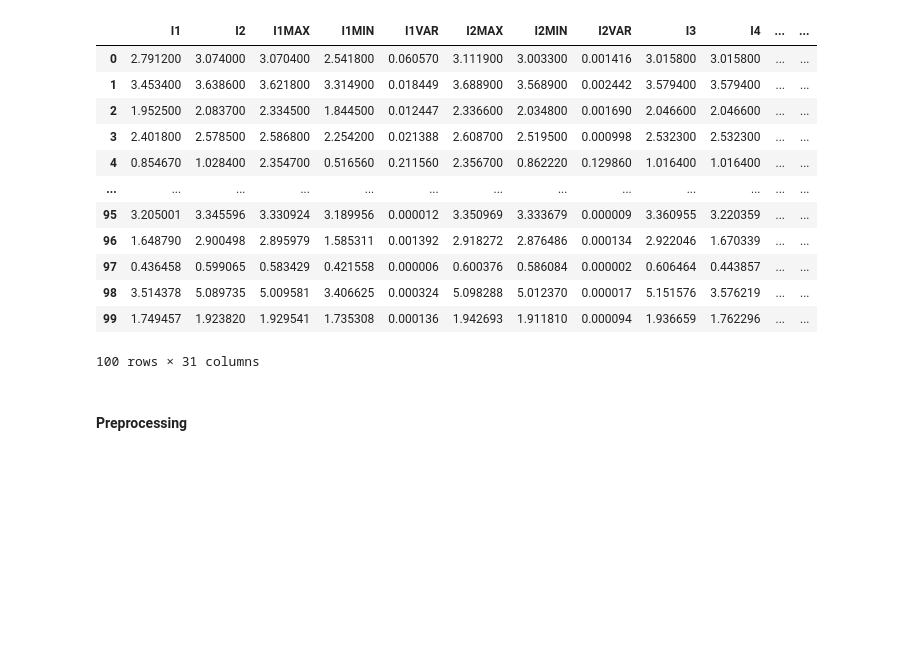
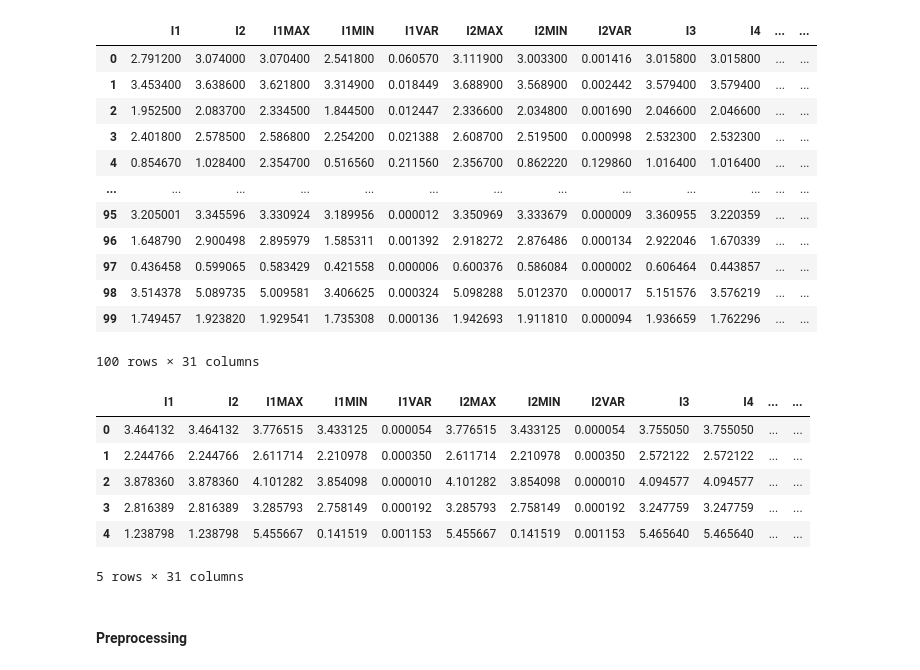
Before and after one commit to SarantisPapachrist/Diploma-Thesis, a Jupyter notebook: PV_dataset/Naive_Bayes.ipynb, the cells around one changed output. Drawn from its saved outputs; the diff is of its cells as text; code cells hidden in the pictures; blank space fills up the shorter version.

```diff
--- a/PV_dataset/Naive_Bayes.ipynb
+++ b/PV_dataset/Naive_Bayes.ipynb
@@ -53,8 +53,16 @@ display(test_data)
 # %%
 # Ένωση των δύο dataframe(train & test)
 combined_data = pd.concat([train_data, test_data], axis=0, ignore_index=True)
 
-#display(combined_data)
+combined_data.head()
+# %% [output]
+|  | I1 | I2 | I1MAX | I1MIN | I1VAR | I2MAX | I2MIN | I2VAR | I3 | I4 | ... | ... |
+| 0 | 3.464132 | 3.464132 | 3.776515 | 3.433125 | 0.000054 | 3.776515 | 3.433125 | 0.000054 | 3.755050 | 3.755050 | ... | ... |
+| 1 | 2.244766 | 2.244766 | 2.611714 | 2.210978 | 0.000350 | 2.611714 | 2.210978 | 0.000350 | 2.572122 | 2.572122 | ... | ... |
+| 2 | 3.878360 | 3.878360 | 4.101282 | 3.854098 | 0.000010 | 4.101282 | 3.854098 | 0.000010 | 4.094577 | 4.094577 | ... | ... |
+| 3 | 2.816389 | 2.816389 | 3.285793 | 2.758149 | 0.000192 | 3.285793 | 2.758149 | 0.000192 | 3.247759 | 3.247759 | ... | ... |
+| 4 | 1.238798 | 1.238798 | 5.455667 | 0.141519 | 0.001153 | 5.455667 | 0.141519 | 0.001153 | 5.465640 | 5.465640 | ... | ... |
+5 rows × 31 columns
 # %% [markdown]
 #### Preprocessing
 # %%
```
Also changed, not shown: parts of 1 cell of this notebook.
